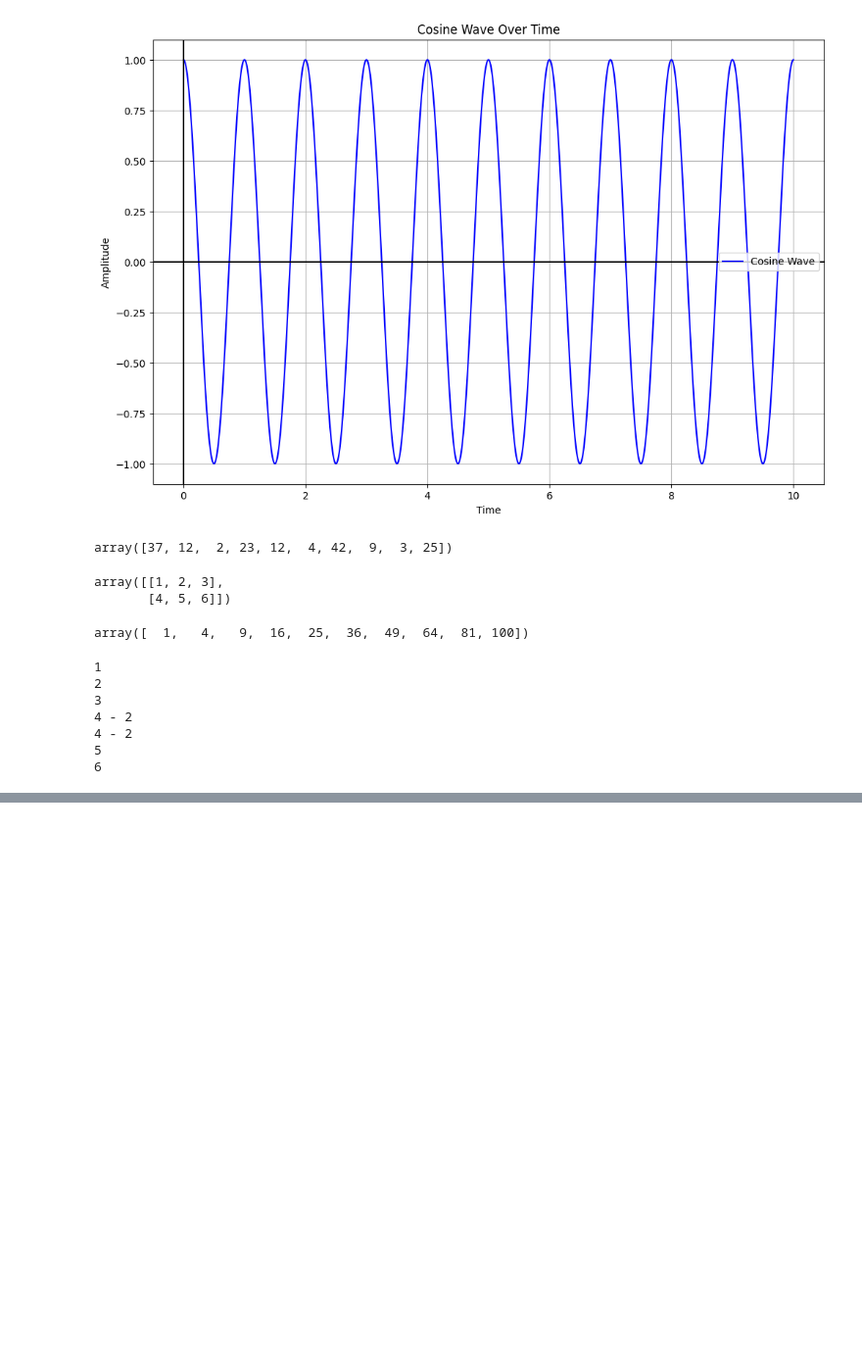
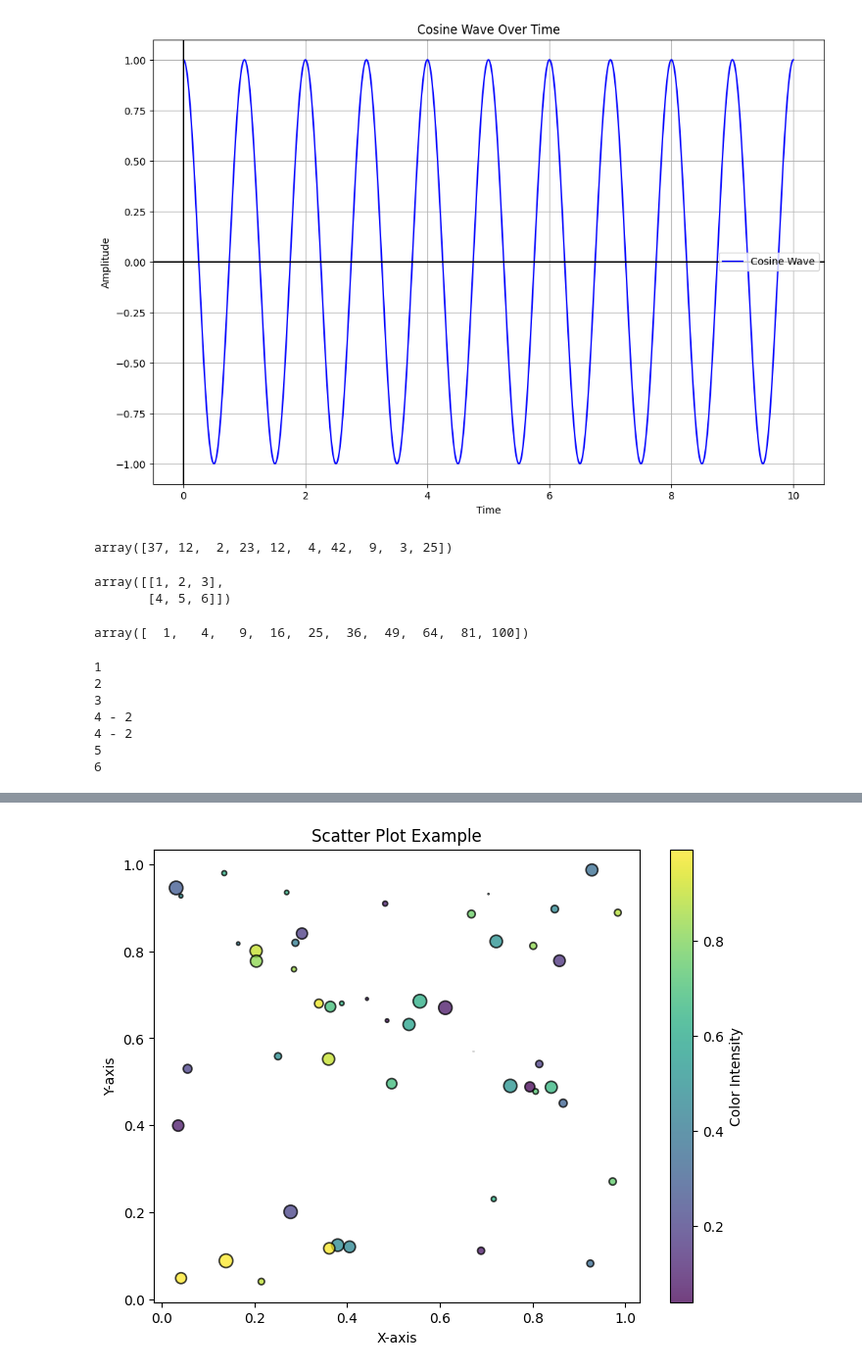
Before and after one commit to sushantkumar143/Python-Toolbox-for-Data-Science, a Jupyter notebook: Projects.ipynb, the cells around one changed output, grey strips where cells are left out. Shown at 98% size. Drawn from its saved outputs; the diff is of its cells as text; code cells hidden in the pictures; blank space fills up the shorter version.

```diff
--- a/Projects.ipynb
+++ b/Projects.ipynb
@@ -187,0 +233,22 @@ sum2
+# %%
+import matplotlib.pyplot as plt
+import numpy as np
+
+# Sample data
+x = np.random.rand(50)
+y = np.random.rand(50)
+sizes = np.random.rand(50) * 100  # Varying marker sizes
+colors = np.random.rand(50)  # Varying colors
+
+plt.figure(figsize=(8, 6))
+plt.scatter(x, y, s=sizes, c=colors, cmap='viridis', alpha=0.75, edgecolors='black', linewidths=1.2)
+
+# Add title and labels
+plt.title("Scatter Plot Example")
+plt.xlabel("X-axis")
+plt.ylabel("Y-axis")
+plt.colorbar(label="Color Intensity")  # Show color mapping
+
+plt.show()
+# %% [output]
+[figure, added]
```
Also changed, not shown: parts of 2 cells of this notebook.
